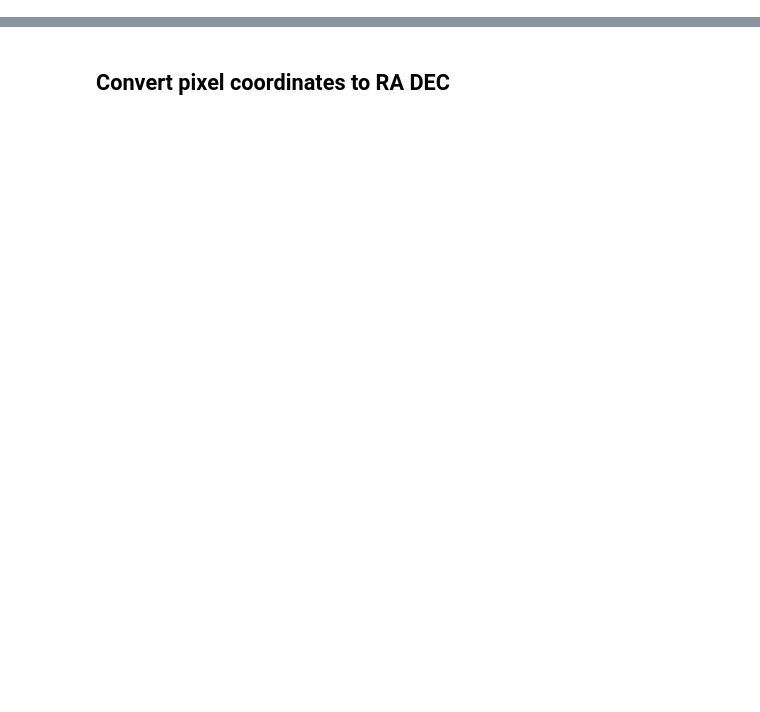
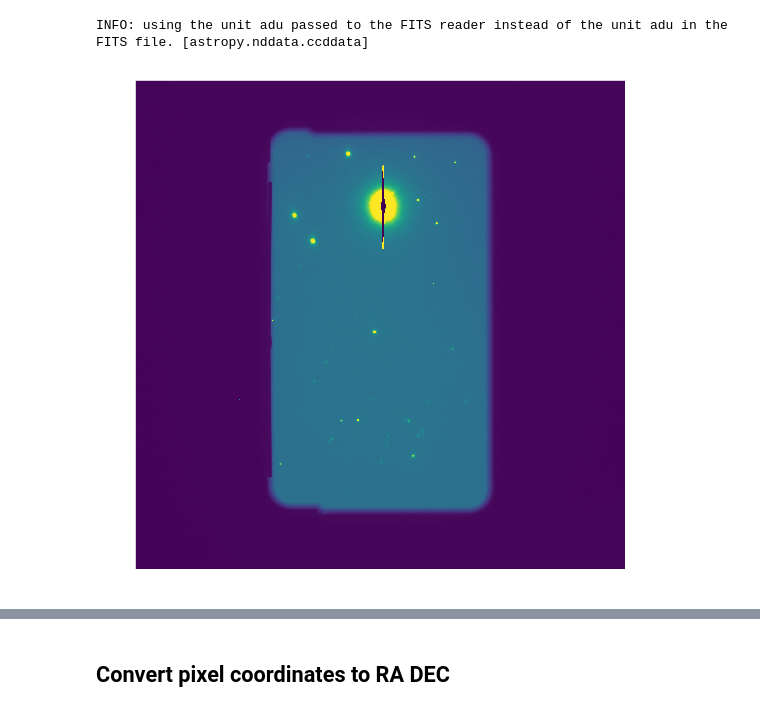
Before and after one commit to simontorres/general_documentation, a Jupyter notebook: jupyter-notebooks/SOAR_Analisys/Slit_Aquisition/slit_acquisition_development.ipynb, the cells around one changed output, grey strips where cells are left out. Saved outputs shown, nothing was run; the diff lists cells and outputs as text; code cells hidden in the pictures; blank space fills up the shorter version.

```diff
--- a/jupyter-notebooks/SOAR_Analisys/Slit_Aquisition/slit_acquisition_development.ipynb
+++ b/jupyter-notebooks/SOAR_Analisys/Slit_Aquisition/slit_acquisition_development.ipynb
@@ -26,21 +42,26 @@ ModuleNotFoundError: No module named 'stsci'
 # %%
 def show_fits(ccd, z1=None, z2=None):
+    scale = ZScaleInterval()
+    dz1, dz2 = scale.get_limits(ccd)
     if z1 is None:
-        z1 = np.mean(ccd.data) - 0.5 * np.std(ccd.data)
+        z1 = dz1
     else:
         z2 = float(z2)
     if z2 is None:
-        z2 = np.median(ccd.data) +  2 * np.std(ccd.data)
+        z2 = dz2
     else:
         z2 = float(z2)
 
     fig, ax = plt.subplots(figsize=(16,9))
     ax.imshow(ccd.data, clim=(z1, z2))
 
 mask_out_file = 'data/case_1/0347_SN2020uxz-23-10-2020_mask_out.fits'
 
 ccd = CCDData.read(mask_out_file, unit='adu')
 show_fits(ccd)
+# %% [output]
+INFO: using the unit adu passed to the FITS reader instead of the unit adu in the FITS file. [astropy.nddata.ccddata]
+[figure, added]
 # %%
 
 pixel_scale = Angle(0.15, u.arcsec) # arcseconds
```
Also changed, not shown: parts of 14 cells of this notebook, 48 other files.
